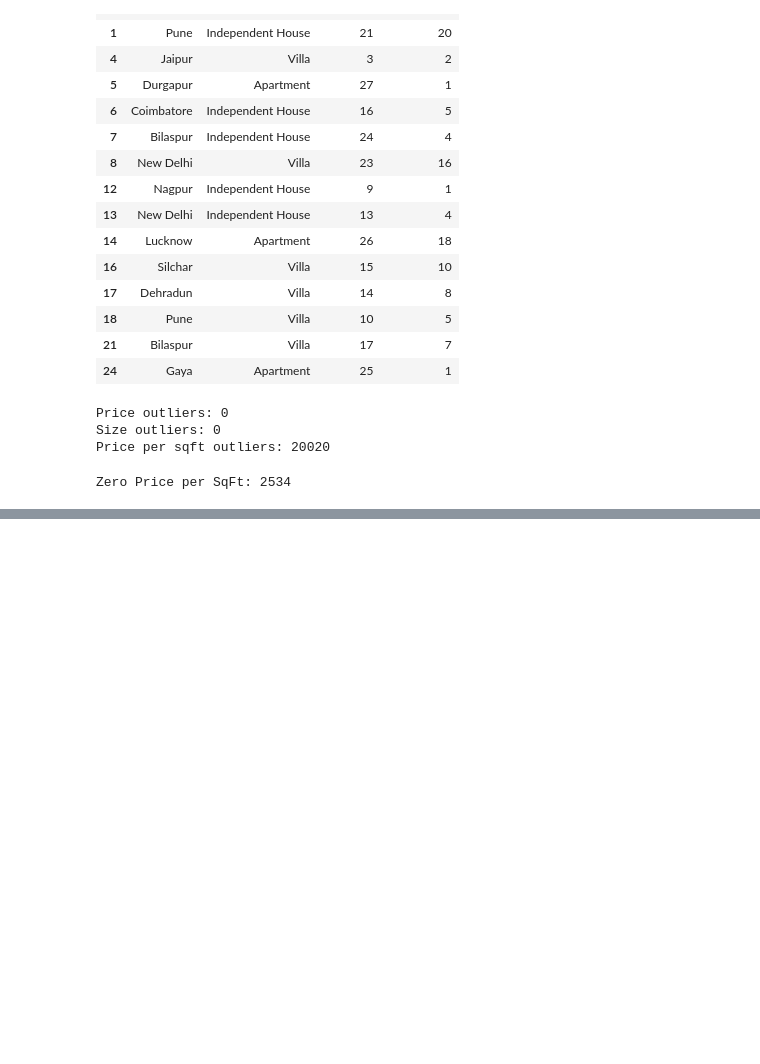
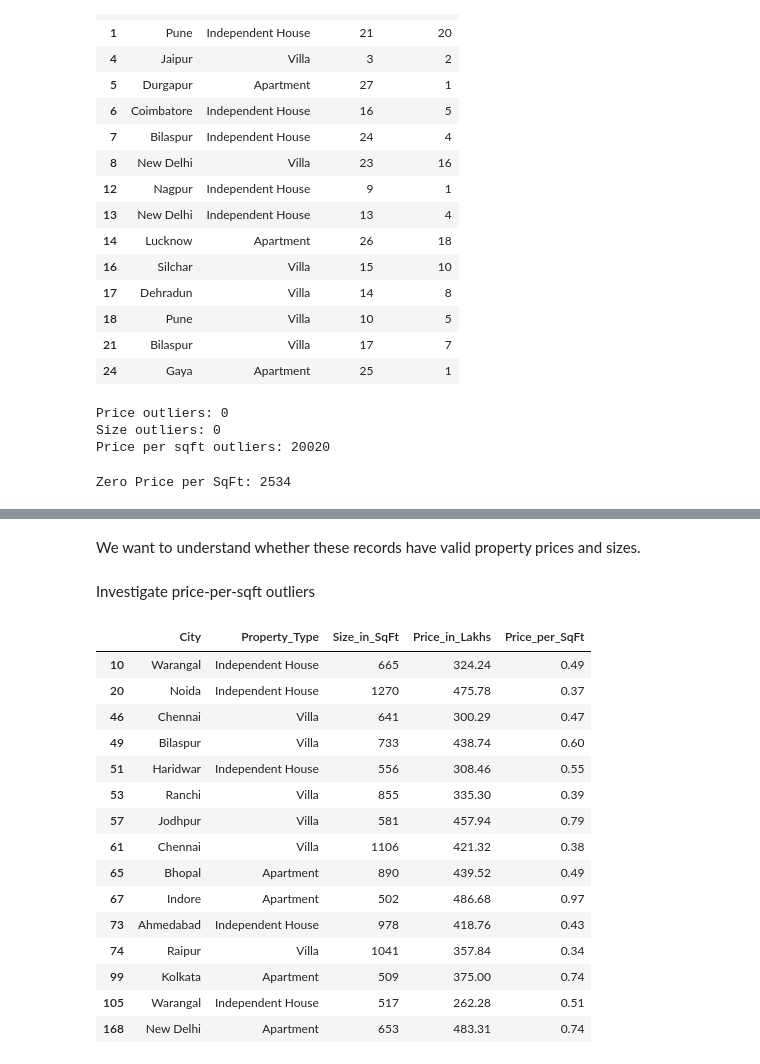
Before and after one commit to shakti-mankar/Data_Analyst_internship_projects, a Jupyter notebook: 3rd project/Notebooks/data_cleaning.ipynb, the cells around one changed output, grey strips where cells are left out. Drawn from its saved outputs; the diff is of its cells as text; code cells hidden in the pictures; blank space fills up the shorter version.

```diff
--- a/3rd project/Notebooks/data_cleaning.ipynb
+++ b/3rd project/Notebooks/data_cleaning.ipynb
@@ -675,0 +759,27 @@ Zero Price per SqFt: 2534
+# %% [markdown]
+We want to understand whether these records have valid property prices and sizes.
+# %% [markdown]
+Investigate price-per-sqft outliers
+# %%
+sqft_outliers[
+    ["City", "Property_Type",
+     "Size_in_SqFt", "Price_in_Lakhs",
+     "Price_per_SqFt"]
+].head(15)
+# %% [output]
+|  | City | Property_Type | Size_in_SqFt | Price_in_Lakhs | Price_per_SqFt |
+| 10 | Warangal | Independent House | 665 | 324.24 | 0.49 |
+| 20 | Noida | Independent House | 1270 | 475.78 | 0.37 |
+| 46 | Chennai | Villa | 641 | 300.29 | 0.47 |
+| 49 | Bilaspur | Villa | 733 | 438.74 | 0.60 |
+| 51 | Haridwar | Independent House | 556 | 308.46 | 0.55 |
+| 53 | Ranchi | Villa | 855 | 335.30 | 0.39 |
+| 57 | Jodhpur | Villa | 581 | 457.94 | 0.79 |
+| 61 | Chennai | Villa | 1106 | 421.32 | 0.38 |
+| 65 | Bhopal | Apartment | 890 | 439.52 | 0.49 |
+| 67 | Indore | Apartment | 502 | 486.68 | 0.97 |
+| 73 | Ahmedabad | Independent House | 978 | 418.76 | 0.43 |
+| 74 | Raipur | Villa | 1041 | 357.84 | 0.34 |
+| 99 | Kolkata | Apartment | 509 | 375.00 | 0.74 |
+| 105 | Warangal | Independent House | 517 | 262.28 | 0.51 |
+| 168 | New Delhi | Apartment | 653 | 483.31 | 0.74 |
```
Also changed, not shown: parts of 17 cells of this notebook, 2 other files.
